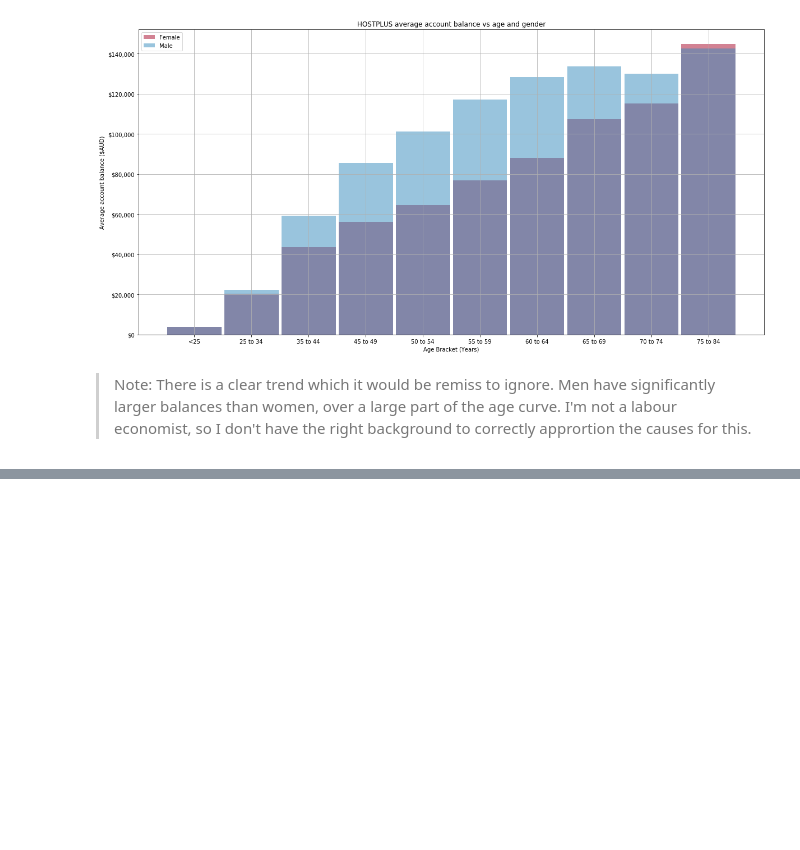
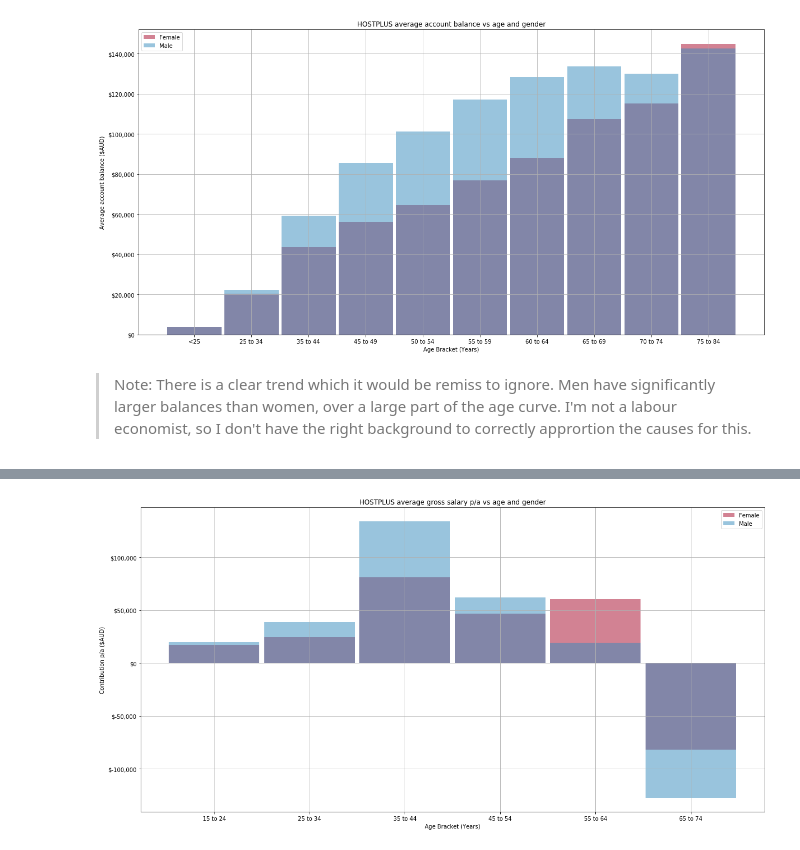
Before and after one commit to CGCooke/Blog, a Jupyter notebook: _notebooks/22-3-2020-Super-Fun-With-Bayesian-Magic.ipynb, the cells around one changed output, grey strips where cells are left out. Saved outputs shown, nothing was run; the diff lists cells and outputs as text; code cells hidden in the pictures; blank space fills up the shorter version.

```diff
--- a/_notebooks/22-3-2020-Super-Fun-With-Bayesian-Magic.ipynb
+++ b/_notebooks/22-3-2020-Super-Fun-With-Bayesian-Magic.ipynb
@@ -128,0 +187,21 @@ plt.show()
+# %%
+supperannuation_contribution_rate_percent = 9.5
+
+
+salary_f = contribution_rate_f / (supperannuation_contribution_rate_percent/100.0)
+salary_m = contribution_rate_m / (supperannuation_contribution_rate_percent/100.0)
+
+plt.bar(age_brackets_uniform[:-1],salary_f,label='Female',alpha=0.5,width=0.95,color='#A60628')
+plt.bar(age_brackets_uniform[:-1],salary_m,label='Male',alpha=0.5,width=0.95,color='#348ABD')
+
+
+plt.grid()
+plt.legend()
+plt.title('HOSTPLUS average gross salary p/a vs age and gender')
+plt.ylabel('Contribution p/a ($AUD)')
+plt.xlabel('Age Bracket (Years)')
+ax = plt.gca()
+ax.get_yaxis().set_major_formatter(plt.FuncFormatter(lambda x, loc: "${:,}".format(int(x))))
+plt.show()
+# %% [output]
+[figure, added]
```
Also changed, not shown: parts of 4 cells of this notebook.
